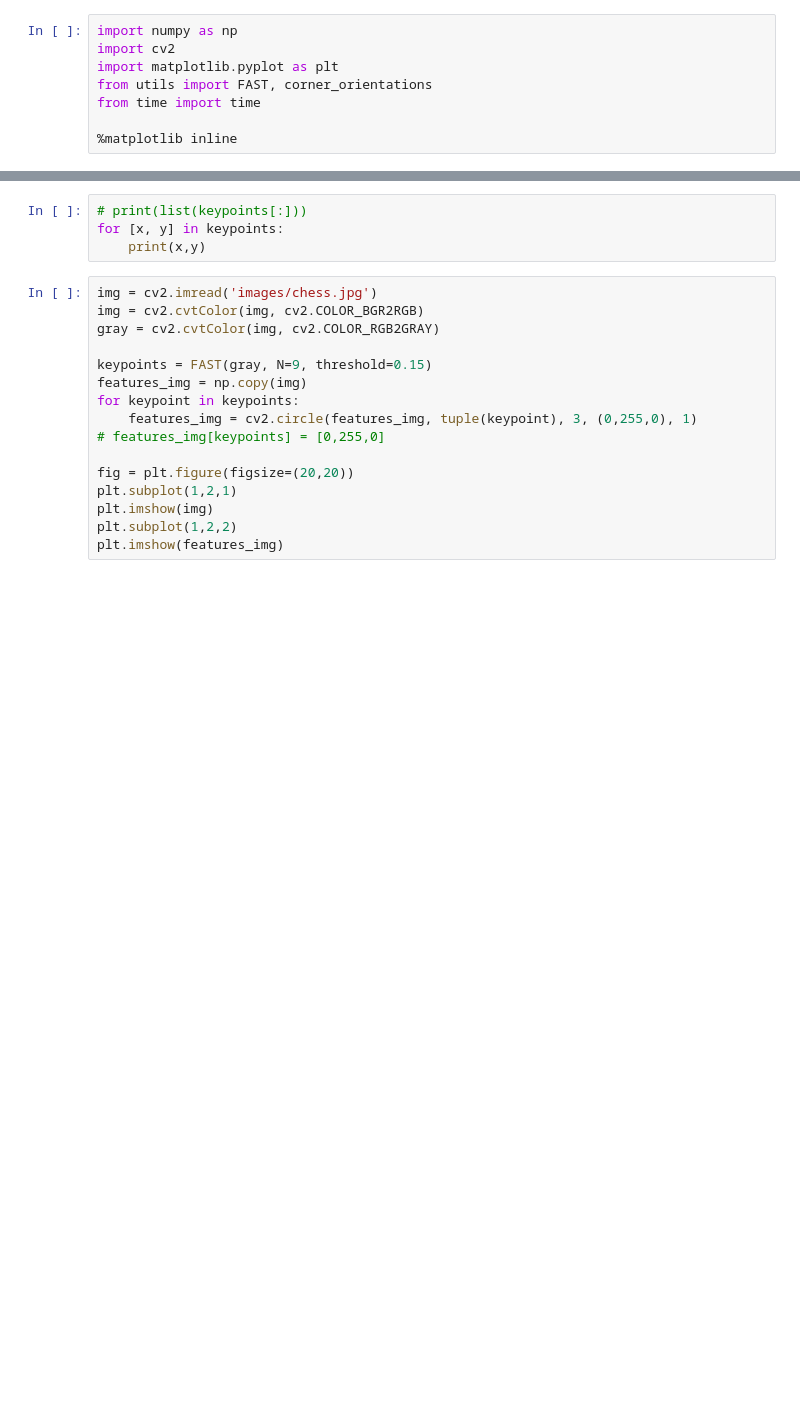
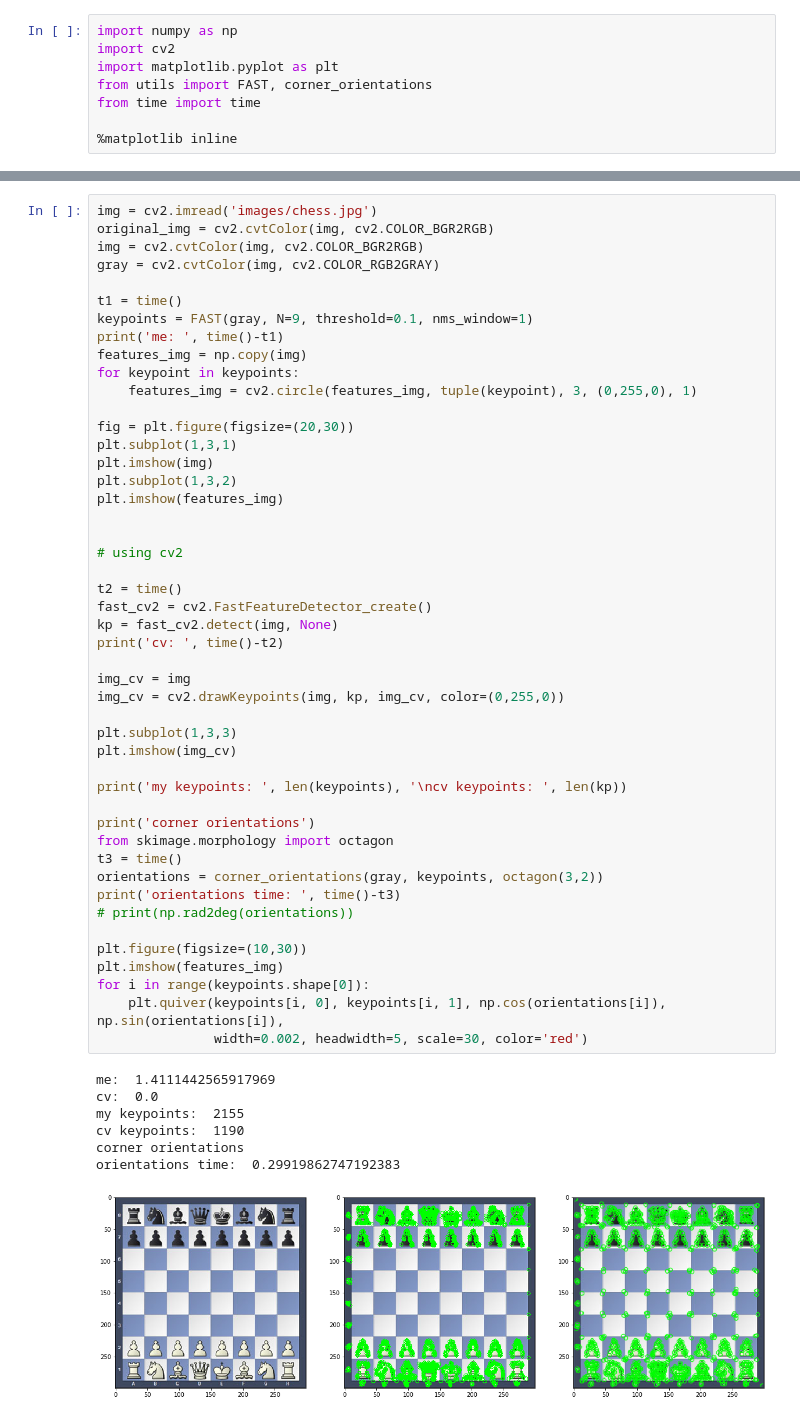
Before and after one commit to AhmedHisham1/ORB-feature-matching, a Jupyter notebook: Notebook.ipynb, the cells around one changed output, grey strips where cells are left out. Drawn from its saved outputs; the diff is of its cells as text; blank space fills up the shorter version.

```diff
--- a/Notebook.ipynb
+++ b/Notebook.ipynb
@@ -60,20 +67,55 @@ KeyboardInterrupt:
-# %%
-# print(list(keypoints[:]))
-for [x, y] in keypoints:
-    print(x,y)
 # %%
 img = cv2.imread('images/chess.jpg')
+original_img = cv2.cvtColor(img, cv2.COLOR_BGR2RGB)
 img = cv2.cvtColor(img, cv2.COLOR_BGR2RGB)
 gray = cv2.cvtColor(img, cv2.COLOR_RGB2GRAY)
 
-keypoints = FAST(gray, N=9, threshold=0.15)
+t1 = time()
+keypoints = FAST(gray, N=9, threshold=0.1, nms_window=1)
+print('me: ', time()-t1)
 features_img = np.copy(img)
 for keypoint in keypoints:
     features_img = cv2.circle(features_img, tuple(keypoint), 3, (0,255,0), 1)
-# features_img[keypoints] = [0,255,0]
 
-fig = plt.figure(figsize=(20,20))
-plt.subplot(1,2,1)
+fig = plt.figure(figsize=(20,30))
+plt.subplot(1,3,1)
 plt.imshow(img)
-plt.subplot(1,2,2)
+plt.subplot(1,3,2)
 plt.imshow(features_img)
+
+
+# using cv2
+
+t2 = time()
+fast_cv2 = cv2.FastFeatureDetector_create()
+kp = fast_cv2.detect(img, None)
+print('cv: ', time()-t2)
+
+img_cv = img
+img_cv = cv2.drawKeypoints(img, kp, img_cv, color=(0,255,0))
+
+plt.subplot(1,3,3)
+plt.imshow(img_cv)
+
+print('my keypoints: ', len(keypoints), '\ncv keypoints: ', len(kp))
+
+print('corner orientations')
+from skimage.morphology import octagon
+t3 = time()
+orientations = corner_orientations(gray, keypoints, octagon(3,2))
+print('orientations time: ', time()-t3)
+# print(np.rad2deg(orientations))
+
+plt.figure(figsize=(10,30))
+plt.imshow(features_img)
+for i in range(keypoints.shape[0]):
+    plt.quiver(keypoints[i, 0], keypoints[i, 1], np.cos(orientations[i]), np.sin(orientations[i]),
+               width=0.002, headwidth=5, scale=30, color='red')
+# %% [output]
+me:  1.4111442565917969
+cv:  0.0
+my keypoints:  2155
+cv keypoints:  1190
+corner orientations
+orientations time:  0.29919862747192383
+[figure, added]
```
Also changed, not shown: parts of 2 cells of this notebook, 3 other files.
